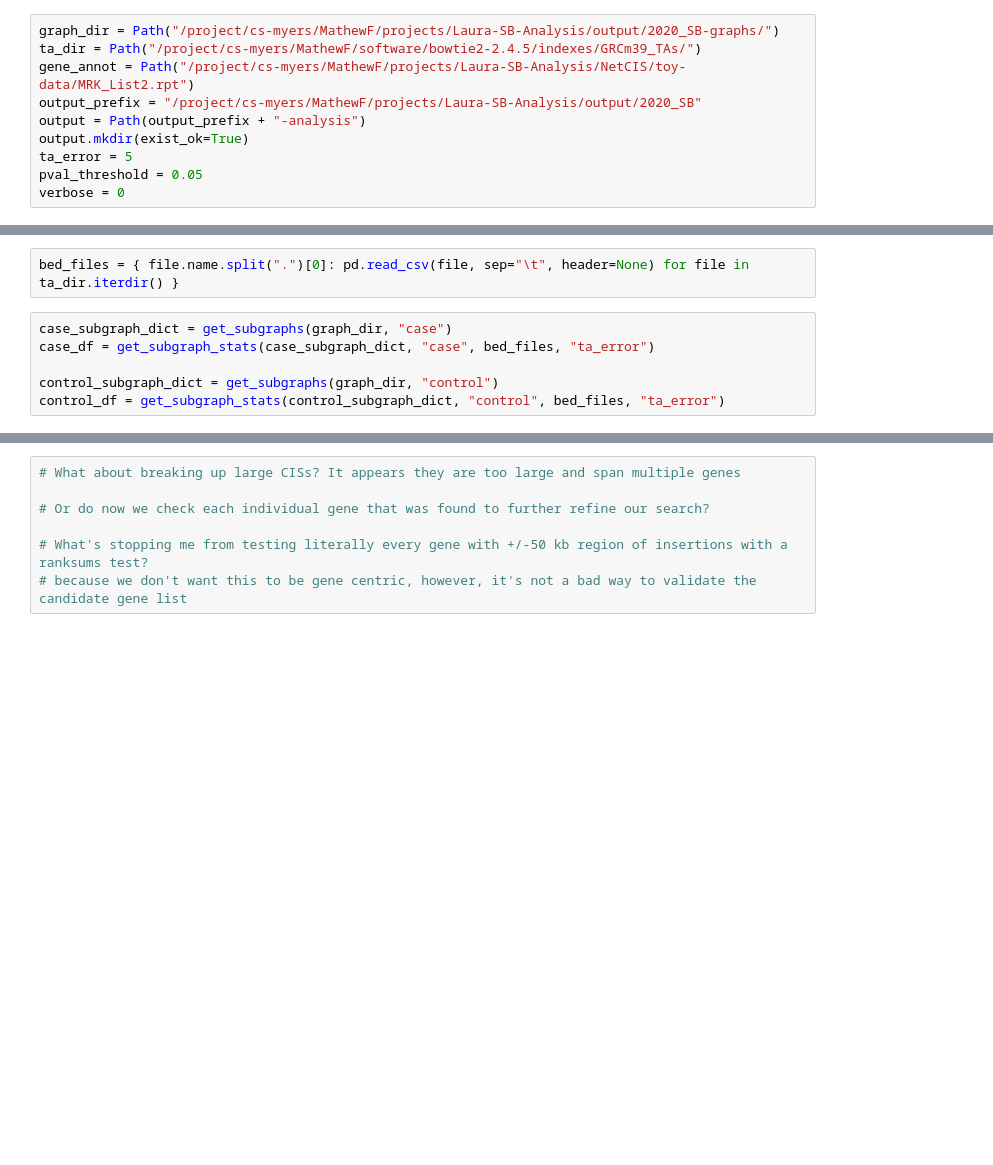
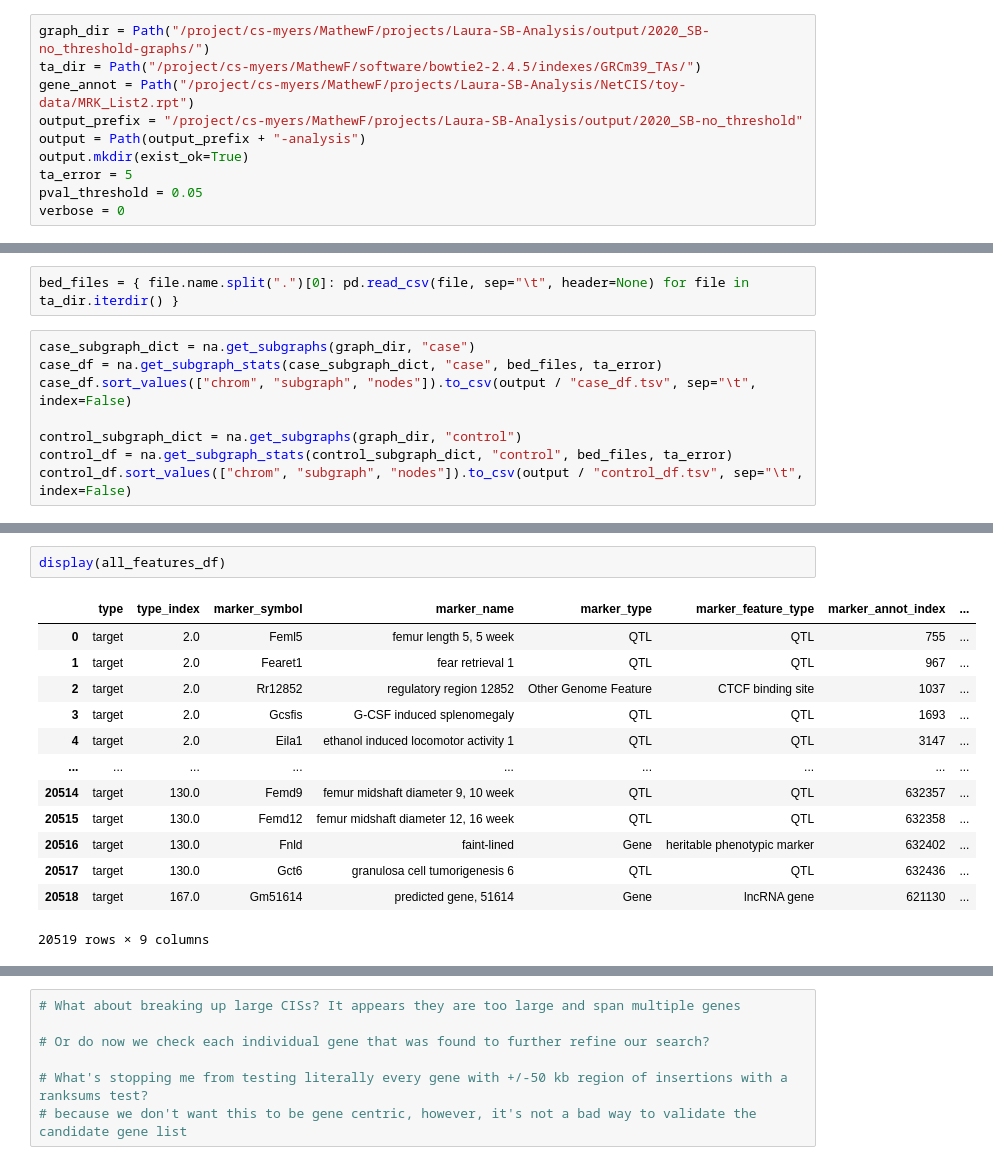
Before and after one commit to RogersLabGroup/NetCIS, a Jupyter notebook: notebooks/cis_networks_analysis.ipynb, the cells around one changed output, grey strips where cells are left out. Saved outputs shown, nothing was run; the diff lists cells and outputs as text; blank space fills up the shorter version.

```diff
--- a/notebooks/cis_networks_analysis.ipynb
+++ b/notebooks/cis_networks_analysis.ipynb
@@ -294,8 +22,8 @@ def volcano_plot(data, lfc, pval, threshold=0.05):
 # %%
-graph_dir = Path("/project/cs-myers/MathewF/projects/Laura-SB-Analysis/output/2020_SB-graphs/")
+graph_dir = Path("/project/cs-myers/MathewF/projects/Laura-SB-Analysis/output/2020_SB-no_threshold-graphs/")
 ta_dir = Path("/project/cs-myers/MathewF/software/bowtie2-2.4.5/indexes/GRCm39_TAs/")
 gene_annot = Path("/project/cs-myers/MathewF/projects/Laura-SB-Analysis/NetCIS/toy-data/MRK_List2.rpt")
-output_prefix = "/project/cs-myers/MathewF/projects/Laura-SB-Analysis/output/2020_SB"
+output_prefix = "/project/cs-myers/MathewF/projects/Laura-SB-Analysis/output/2020_SB-no_threshold"
 output = Path(output_prefix + "-analysis")
 output.mkdir(exist_ok=True)
 ta_error = 5
@@ -314,8 +37,10 @@ annot_df = annot_df.sort_values(["chrom"]).reset_index(drop=True)
 # %%
 bed_files = { file.name.split(".")[0]: pd.read_csv(file, sep="\t", header=None) for file in ta_dir.iterdir() }
 # %%
-case_subgraph_dict = get_subgraphs(graph_dir, "case")
-case_df = get_subgraph_stats(case_subgraph_dict, "case", bed_files, "ta_error")
+case_subgraph_dict = na.get_subgraphs(graph_dir, "case")
+case_df = na.get_subgraph_stats(case_subgraph_dict, "case", bed_files, ta_error)
+case_df.sort_values(["chrom", "subgraph", "nodes"]).to_csv(output / "case_df.tsv", sep="\t", index=False)
 
-control_subgraph_dict = get_subgraphs(graph_dir, "control")
-control_df = get_subgraph_stats(control_subgraph_dict, "control", bed_files, "ta_error")
+control_subgraph_dict = na.get_subgraphs(graph_dir, "control")
+control_df = na.get_subgraph_stats(control_subgraph_dict, "control", bed_files, ta_error)
+control_df.sort_values(["chrom", "subgraph", "nodes"]).to_csv(output / "control_df.tsv", sep="\t", index=False)
@@ -469,0 +127,16 @@ unique genomic features: 447
+# %%
+display(all_features_df)
+# %% [output]
+|  | type | type_index | marker_symbol | marker_name | marker_type | marker_feature_type | marker_annot_index | ... |
+| 0 | target | 2.0 | Feml5 | femur length 5, 5 week | QTL | QTL | 755 | ... |
+| 1 | target | 2.0 | Fearet1 | fear retrieval 1 | QTL | QTL | 967 | ... |
+| 2 | target | 2.0 | Rr12852 | regulatory region 12852 | Other Genome Feature | CTCF binding site | 1037 | ... |
+| 3 | target | 2.0 | Gcsfis | G-CSF induced splenomegaly | QTL | QTL | 1693 | ... |
+| 4 | target | 2.0 | Eila1 | ethanol induced locomotor activity 1 | QTL | QTL | 3147 | ... |
+| ... | ... | ... | ... | ... | ... | ... | ... | ... |
+| 20514 | target | 130.0 | Femd9 | femur midshaft diameter 9, 10 week | QTL | QTL | 632357 | ... |
+| 20515 | target | 130.0 | Femd12 | femur midshaft diameter 12, 16 week | QTL | QTL | 632358 | ... |
+| 20516 | target | 130.0 | Fnld | faint-lined | Gene | heritable phenotypic marker | 632402 | ... |
+| 20517 | target | 130.0 | Gct6 | granulosa cell tumorigenesis 6 | QTL | QTL | 632436 | ... |
+| 20518 | target | 167.0 | Gm51614 | predicted gene, 51614 | Gene | lncRNA gene | 621130 | ... |
+20519 rows × 9 columns
```
Also changed, not shown: parts of 12 cells of this notebook, 4 other files.
